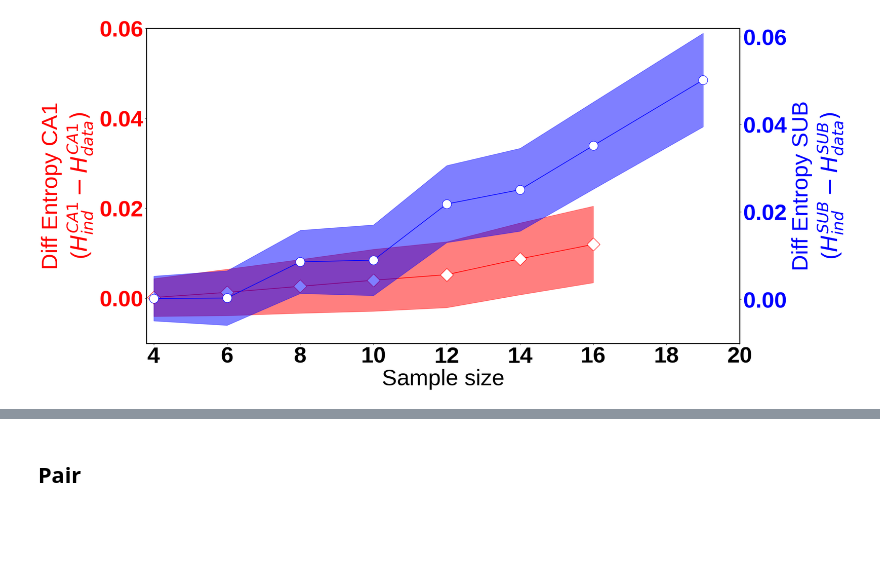
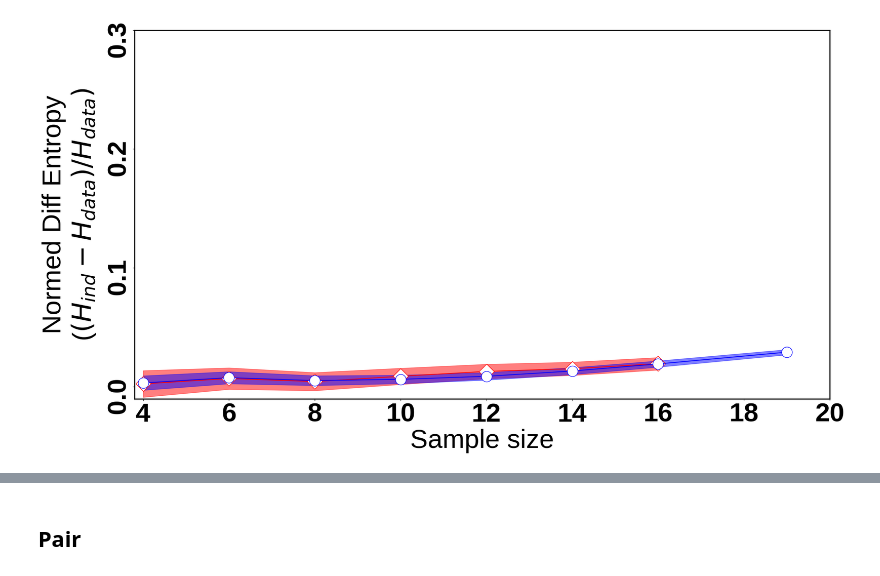
Before and after one commit to amisapta15/ResolutionRelevance, a Jupyter notebook: src/Fig_test_model_data.ipynb, the cells around one changed output, grey strips where cells are left out. Drawn from its saved outputs; the diff is of its cells as text; code cells hidden in the pictures; blank space fills up the shorter version.

Commit message:
Added Figures for Entropy model data section

```diff
--- a/src/Fig_test_model_data.ipynb
+++ b/src/Fig_test_model_data.ipynb
@@ -5,8 +5,8 @@ import pandas as pd
 import re
 import glob
 # %%
-path='../data_model/10'
-case='10'
+path='../data_model/40'
+case='40'
 # %%
 # from scipy import interpolate
 import matplotlib as mpl
@@ -171,49 +246,64 @@ plt.show()
 # %%
 fig, ax = plt.subplots()
-figname='../figures/IND-DATA-diff_entopy_10ms.pdf'
+figname='../figures/IND-DATA-diffnorm_entopy_'+str(case)+'ms.pdf'
 
 
 clr='r'
-ax.plot(df.query('loc=="CA1"')['sample_nums'],df.query('loc=="CA1"')['mean'],
+ax.plot(df.query('loc=="CA1"')['sample_nums'],df.query('loc=="CA1"')['Nmean'],
            label='CA1', marker="D", mfc='white',mec='r',ms=mss-30,c=clr)
-ax.fill_between(df.query('loc=="CA1"')['sample_nums'], df.query('loc=="CA1"')['upL'], df.query('loc=="CA1"')['dwL'], alpha=0.5,color=clr)
+ax.fill_between(df.query('loc=="CA1"')['sample_nums'], df.query('loc=="CA1"')['NupL'], df.query('loc=="CA1"')['NdwL'], alpha=0.5,color=clr)
+
+
+clr='b'
+ax.plot(df.query('loc=="SUB"')['sample_nums'],df.query('loc=="SUB"')['Nmean'],
+                label='SUB',marker='o',mfc='white',mec='b',ms=mss-30,c=clr)
+ax.fill_between(df.query('loc=="SUB"')['sample_nums'], df.query('loc=="SUB"')['NupL'], df.query('loc=="SUB"')['NdwL'], alpha=0.5,color=clr)
+
+
 
 for tick in ax.get_xticklabels():
     tick.set_fontproperties(ticks_font)
 for tick in ax.get_yticklabels():
     tick.set_fontproperties(ticks_font)
 
 ax.xaxis.set_major_locator(MaxNLocator(integer=True))
-ax.set_ylim(-0.01,0.06)
+#ax.set_ylim(-0.015,0.02)
+ax.set_ylim(-0.015,0.062)
+
+##For case 40ms
+ax.set_ylim(-0.01,0.3)
+
+
 ax.set_xlim(3.8,20)
 
-ax.tick_params(axis='y',labelcolor=clr)
-ax.yaxis.label.set_color(clr)
+ax.tick_params(axis='y',rotation=90,)
+               #labelcolor=clr)
+# ax.yaxis.label.set_color(clr)
 ax.set_xlabel("Sample size", fontsize=fontssize)
-ax.set_ylabel("Diff Entropy CA1\n"+r"($H^{CA1}_{ind} - H^{CA1}_{data})$",fontsize=fontssize,labelpad=70, ha='center', va='center')  # Adjusted Y-axis label
+ax.set_ylabel("Normed Diff Entropy\n"+ r"($(H_{ind} - H_{data})/H_{data})$",fontsize=fontssize,labelpad=70, ha='center', va='center')  # Adjusted Y-axis label
 
 
-ax_twin = ax.twinx()
-clr='b'
-ax_twin.plot(df.query('loc=="SUB"')['sample_nums'],df.query('loc=="SUB"')['mean'],
-                label='SUB',marker='o',mfc='white',mec='b',ms=mss-30,c=clr)
-ax_twin.fill_between(df.query('loc=="SUB"')['sample_nums'], df.query('loc=="SUB"')['upL'], df.query('loc=="SUB"')['dwL'], alpha=0.5,color=clr)
+# ax_twin = ax.twinx()
+# clr='b'
+# ax_twin.plot(df.query('loc=="SUB"')['sample_nums'],df.query('loc=="SUB"')['Nmean'],
+#                 label='SUB',marker='o',mfc='white',mec='b',ms=mss-30,c=clr)
+# ax_twin.fill_between(df.query('loc=="SUB"')['sample_nums'], df.query('loc=="SUB"')['NupL'], df.query('loc=="SUB"')['NdwL'], alpha=0.5,color=clr)
 
-ax_twin.tick_params(axis='y',labelcolor=clr)
-ax_twin.set_ylim(-0.01,0.062)
-ax_twin.yaxis.label.set_color(clr)
-ax_twin.set_ylabel("Diff Entropy SUB\n"+ r"($H^{SUB}_{ind} - H^{SUB}_{data})$",fontsize=fontssize,labelpad=70, ha='center', va='center')  # Adjusted Y-axis label
+# ax_twin.tick_params(axis='y',labelcolor=clr)
+# ax_twin.set_ylim(-0.015,0.02)
+# ax_twin.yaxis.label.set_color(clr)
+# ax_twin.set_ylabel("Normed Diff Entropy SUB\n"+ r"($H^{SUB}_{ind} - H^{SUB}_{data}/H^{SUB}_{data})$",fontsize=fontssize,labelpad=70, ha='center', va='center')  # Adjusted Y-axis label
 
-for tick in ax_twin.get_yticklabels():
-    tick.set_fontproperties(ticks_font)
+# for tick in ax_twin.get_yticklabels():
+#     tick.set_fontproperties(ticks_font)
 
 
 
 # # Add legend to the scatter plot outside, on the top, with horizontal layout and single column
 # ax.legend(loc='upper center', bbox_to_anchor=(0.31, 1.12), ncol=4,fontsize=22)
 # ax_twin.legend(loc='upper center', bbox_to_anchor=(0.71, 1.12), ncol=4,fontsize=22)
 
 fig.savefig(figname,bbox_inches='tight',dpi=300)
 plt.show()
 # %% [output]
-[figure, old version]
+[figure, new version]
```
Also changed, not shown: parts of 7 cells of this notebook, 14 other files.
